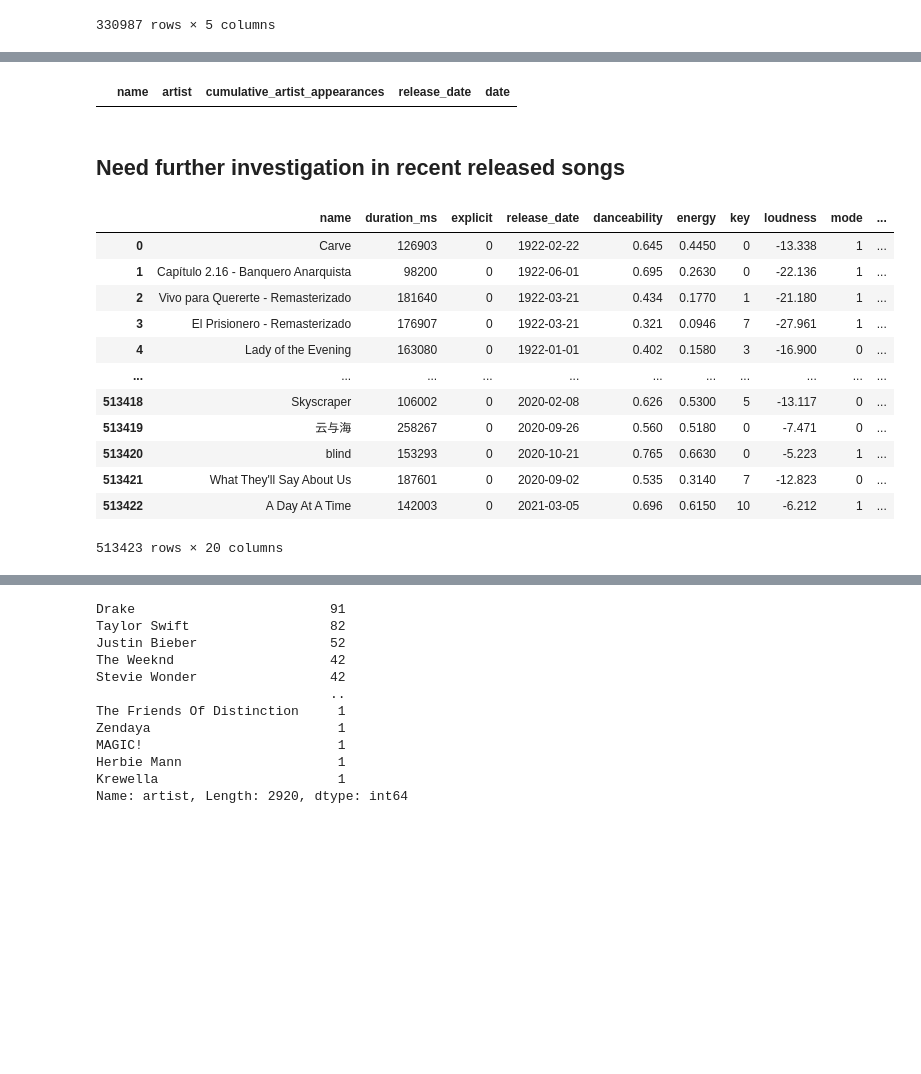
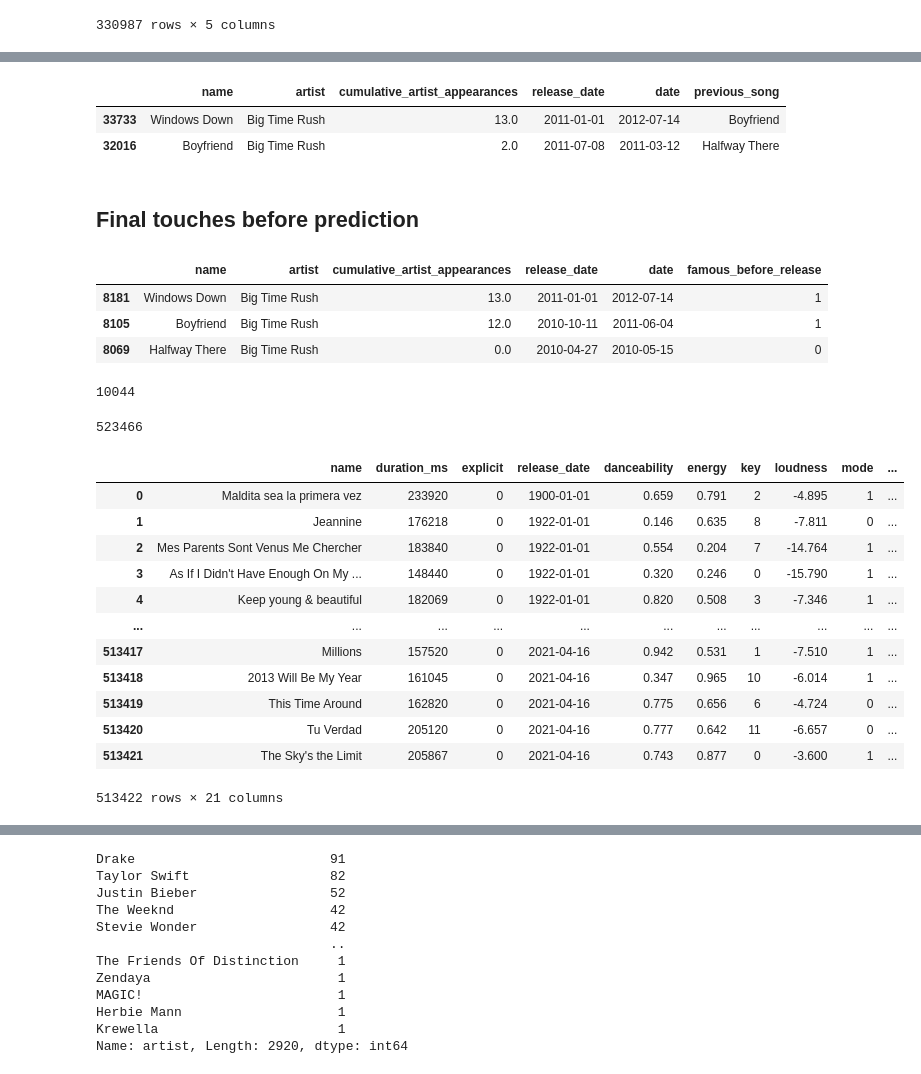
Before and after one commit to xRiku/gp-ufes, a Jupyter notebook: billboard_x_spotify.ipynb, the cells around one changed output, grey strips where cells are left out. Saved outputs shown, nothing was run; the diff lists cells and outputs as text; code cells hidden in the pictures; blank space fills up the shorter version.

```diff
--- a/billboard_x_spotify.ipynb
+++ b/billboard_x_spotify.ipynb
@@ -23,3 +27,5 @@ entries
 # %%
 billboard = entries.sort_values('date', ascending=False)
 billboard['cumulative_artist_appearances'] = billboard.groupby('artist').cumcount(ascending=False)
+billboard = billboard.sort_values(by=['date'], ascending=False).drop_duplicates(['name', 'artist'], keep='first')
+billboard.loc[billboard['artist'] == 'Big Time Rush']
@@ -110,0 +38,5 @@ billboard.loc[billboard['name'] == 'White Christmas']
+# %%
+# Por alguma razão, algumas músicas aparecem repetidas diversas vezes com
+# variações mínimas nas features de audio, portanto é necessario filtra-las
+new_df = df.sort_values(by='release_date').drop_duplicates(['name', 'artist'], keep='first')
+new_df.loc[(df['artist'] == 'Big Time Rush')][['name', 'artist', 'release_date']]
@@ -147,8 +164,25 @@ billboard_entries_df
 # %%
-billboard_entries_df2 = billboard_entries_df[billboard_entries_df['date'] < billboard_entries_df['release_date']]
-billboard2 = billboard_entries_df2.groupby(['name', 'artist'], as_index=False).apply(lambda x: x.loc[x['cumulative_artist_appearances'].idxmax()])
-billboard2.loc[billboard2['artist'] == 'BLACKPINK'][['name', 'artist', 'cumulative_artist_appearances', 'release_date', 'date']].sort_values('cumulative_artist_appearances', ascending=False)
+# Filtra as ocorrências em que a data de lançamento é posterior a data de entrada na billboard
+# é necessário para deixar apenas as músicas que entraram na billboard após o lançamento
+# billboard_entries_df2 = billboard_entries_df[billboard_entries_df['date'] < billboard_entries_df['release_date']]
+# billboard2 = billboard_entries_df2.groupby(['name', 'artist'], as_index=False).apply(lambda x: x.loc[x['cumulative_artist_appearances'].idxmax()])
+# billboard2.loc[billboard2['artist'] == 'Dua Lipa'][['name', 'artist', 'cumulative_artist_appearances', 'release_date', 'date']].sort_values('cumulative_artist_appearances', ascending=False)
 # billboard2[['name', 'artist', 'cumulative_artist_appearances', 'release_date', 'date']].sort_values('cumulative_artist_appearances', ascending=False)
 # billboard2.loc[billboard2['artist'] == 'Mariah Carey'][['name', 'artist', 'cumulative_artist_appearances', 'release_date', 'date']].sort_values('cumulative_artist_appearances', ascending=False)
+# billboard2.hist(column='cumulative_artist_appearances')
+# billboard2[['name', 'artist', 'cumulative_artist_appearances', 'release_date', 'date']].sort_values('cumulative_artist_appearances', ascending=False)
+# billboard2.loc[billboard2['artist'] == 'Big Time Rush']
+# billboard_entries_df.loc[billboard_entries_df['artist'] == 'Big Time Rush'][['name', 'artist', 'cumulative_artist_appearances', 'release_date', 'date']]
+btr = billboard_entries_df.loc[billboard_entries_df['artist'] == 'Big Time Rush'][['name', 'artist', 'cumulative_artist_appearances', 'release_date', 'date']]
+
+# btr[(btr['cumulative_artist_appearances'] == 0) & (btr['date'] < btr['release_date']) & (btr['name'] == btr['previous_song'])]
+btr2 = btr.sort_values('cumulative_artist_appearances', ascending=False)
+btr2['previous_song'] = btr2['name'].shift(-1)
+# filtered_df = df[(df['cumulative_artist_appearances'] == 0) & (df['date'] < df['release_date']) & (df['name'] == df['previous_song'])]
+btr2[(btr2['cumulative_artist_appearances'] != 0) & (btr2['name'] != btr2['previous_song'])]
+# btr2[(btr2['cumulative_artist_appearances'] != 0) & (btr2['name'] != btr2['previous_song']) & (btr2['date'] < btr2['release_date'])]
+# btr2
 # %% [output]
-|  | name | artist | cumulative_artist_appearances | release_date | date |
+|  | name | artist | cumulative_artist_appearances | release_date | date | previous_song |
+| 33733 | Windows Down | Big Time Rush | 13.0 | 2011-01-01 | 2012-07-14 | Boyfriend |
+| 32016 | Boyfriend | Big Time Rush | 2.0 | 2011-07-08 | 2011-03-12 | Halfway There |
@@ -155,20 +193,37 @@ billboard2.loc[billboard2['artist'] == 'BLACKPINK'][['name', 'artist', 'cumulati
 # %% [markdown]
-## Need further investigation in recent released songs
+## Final touches before prediction
+# %%
+billboard_entries_df['famous_before_release'] = billboard_entries_df.apply(lambda x: 1 if x['cumulative_artist_appearances'] > 0 else 0, axis=1)
+billboard_entries_df.loc[billboard_entries_df['artist'] == 'Big Time Rush'][['name', 'artist', 'cumulative_artist_appearances', 'release_date', 'date', 'famous_before_release']].sort_values('cumulative_artist_appearances', ascending=False)
+# %% [output]
+|  | name | artist | cumulative_artist_appearances | release_date | date | famous_before_release |
+| 8181 | Windows Down | Big Time Rush | 13.0 | 2011-01-01 | 2012-07-14 | 1 |
+| 8105 | Boyfriend | Big Time Rush | 12.0 | 2010-10-11 | 2011-06-04 | 1 |
+| 8069 | Halfway There | Big Time Rush | 0.0 | 2010-04-27 | 2010-05-15 | 0 |
+# %%
+total_in_billboard = len(merged_df[~merged_df['weeks'].isna()])
+total_in_billboard
+# %% [output]
+10044
+# %%
+len(merged_df)
+# %% [output]
+523466
 # %%
-sanitized_merged_df = merged_df[merged_df['weeks'].isna()].reset_index(drop=True)
-sanitized_merged_df
+unsuccessful_df = merged_df[merged_df['weeks'].isna()].reset_index(drop=True)
+unsuccessful_df
 # %% [output]
 |  | name | duration_ms | explicit | release_date | danceability | energy | key | loudness | mode | ... |
-| 0 | Carve | 126903 | 0 | 1922-02-22 | 0.645 | 0.4450 | 0 | -13.338 | 1 | ... |
-| 1 | Capítulo 2.16 - Banquero Anarquista | 98200 | 0 | 1922-06-01 | 0.695 | 0.2630 | 0 | -22.136 | 1 | ... |
-| 2 | Vivo para Quererte - Remasterizado | 181640 | 0 | 1922-03-21 | 0.434 | 0.1770 | 1 | -21.180 | 1 | ... |
-| 3 | El Prisionero - Remasterizado | 176907 | 0 | 1922-03-21 | 0.321 | 0.0946 | 7 | -27.961 | 1 | ... |
-| 4 | Lady of the Evening | 163080 | 0 | 1922-01-01 | 0.402 | 0.1580 | 3 | -16.900 | 0 | ... |
+| 0 | Maldita sea la primera vez | 233920 | 0 | 1900-01-01 | 0.659 | 0.791 | 2 | -4.895 | 1 | ... |
+| 1 | Jeannine | 176218 | 0 | 1922-01-01 | 0.146 | 0.635 | 8 | -7.811 | 0 | ... |
+| 2 | Mes Parents Sont Venus Me Chercher | 183840 | 0 | 1922-01-01 | 0.554 | 0.204 | 7 | -14.764 | 1 | ... |
+| 3 | As If I Didn't Have Enough On My ... | 148440 | 0 | 1922-01-01 | 0.320 | 0.246 | 0 | -15.790 | 1 | ... |
+| 4 | Keep young & beautiful | 182069 | 0 | 1922-01-01 | 0.820 | 0.508 | 3 | -7.346 | 1 | ... |
 | ... | ... | ... | ... | ... | ... | ... | ... | ... | ... | ... |
-| 513418 | Skyscraper | 106002 | 0 | 2020-02-08 | 0.626 | 0.5300 | 5 | -13.117 | 0 | ... |
-| 513419 | 云与海 | 258267 | 0 | 2020-09-26 | 0.560 | 0.5180 | 0 | -7.471 | 0 | ... |
-| 513420 | blind | 153293 | 0 | 2020-10-21 | 0.765 | 0.6630 | 0 | -5.223 | 1 | ... |
-| 513421 | What They'll Say About Us | 187601 | 0 | 2020-09-02 | 0.535 | 0.3140 | 7 | -12.823 | 0 | ... |
-| 513422 | A Day At A Time | 142003 | 0 | 2021-03-05 | 0.696 | 0.6150 | 10 | -6.212 | 1 | ... |
+| 513417 | Millions | 157520 | 0 | 2021-04-16 | 0.942 | 0.531 | 1 | -7.510 | 1 | ... |
+| 513418 | 2013 Will Be My Year | 161045 | 0 | 2021-04-16 | 0.347 | 0.965 | 10 | -6.014 | 1 | ... |
+| 513419 | This Time Around | 162820 | 0 | 2021-04-16 | 0.775 | 0.656 | 6 | -4.724 | 0 | ... |
+| 513420 | Tu Verdad | 205120 | 0 | 2021-04-16 | 0.777 | 0.642 | 11 | -6.657 | 0 | ... |
+| 513421 | The Sky's the Limit | 205867 | 0 | 2021-04-16 | 0.743 | 0.877 | 0 | -3.600 | 1 | ... |
-513423 rows × 20 columns
+513422 rows × 21 columns
 # %%
```
Also changed, not shown: parts of 32 cells of this notebook.
